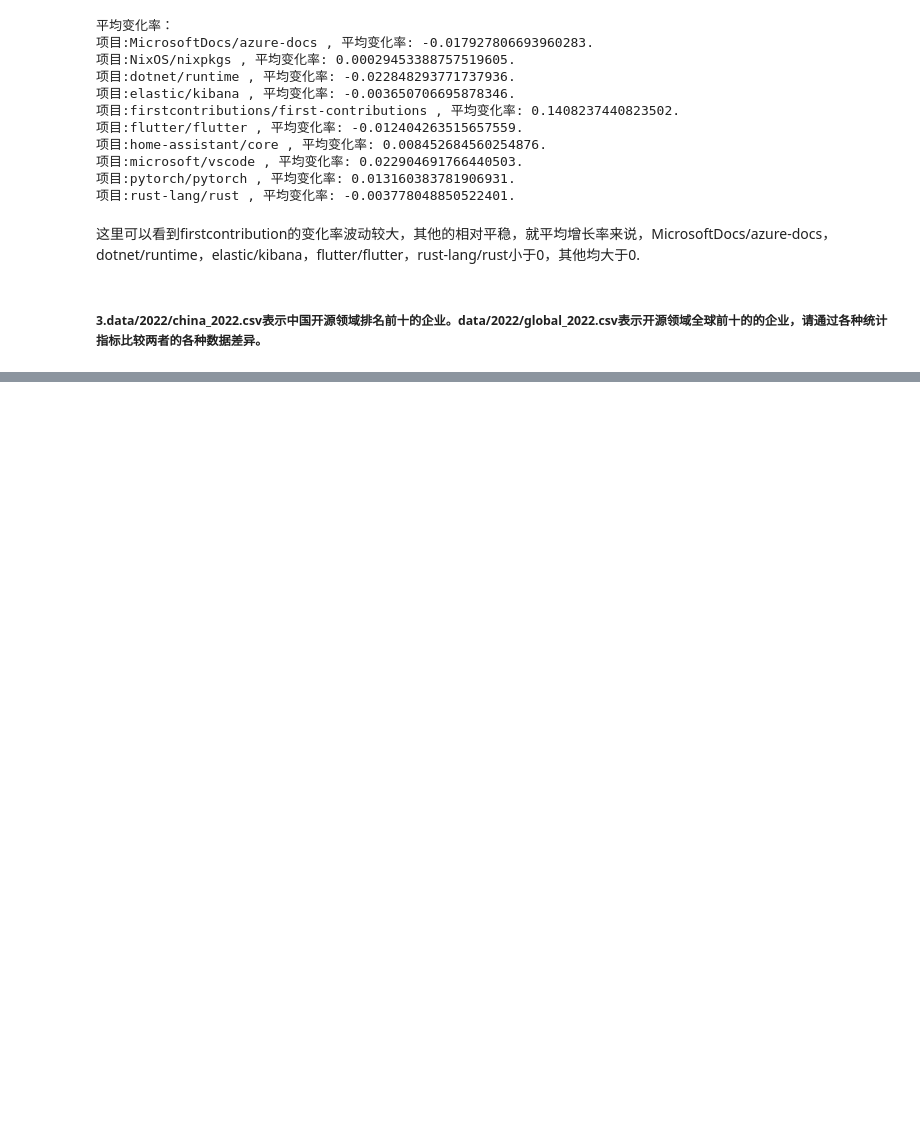
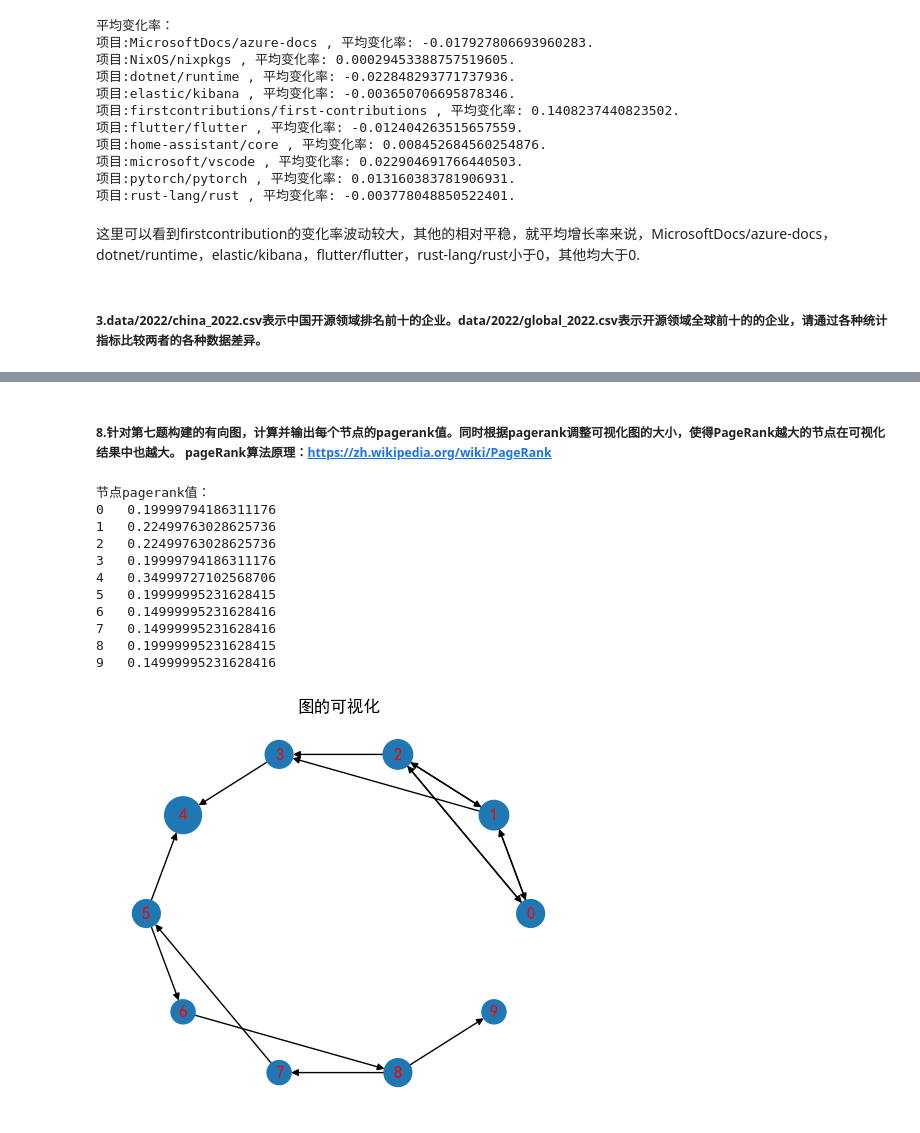
Before and after one commit to Utlyr/-, a Jupyter notebook: homework6.ipynb, the cells around one changed output, grey strips where cells are left out. Cells and saved outputs as stored; diff of their text form; code cells hidden in the pictures; blank space fills up the shorter version.

```diff
--- a/homework6.ipynb
+++ b/homework6.ipynb
@@ -102,0 +148,44 @@ dataGlobal = pd.read_csv(r"./data/2022/global_2022.csv")
+# %% [markdown]
+##### 8.针对第七题构建的有向图，计算并输出每个节点的pagerank值。同时根据pagerank调整可视化图的大小，使得PageRank越大的节点在可视化结果中也越大。 pageRank算法原理：https://zh.wikipedia.org/wiki/PageRank
+# %%
+import math
+d = 0.5
+base = (1-d)/G.number_of_nodes()
+pr = [1/G.number_of_nodes() for x in range(G.number_of_nodes())] #初始化pr数组
+N = G.number_of_nodes()
+baseSizeOfNode = 2000
+flag = 1 #记录是否收敛(所有的pr变化小于1e-6时为收敛)
+while flag:
+    npr = [base for i in range(N)]
+    flag = 0
+    #开始遍历
+    for x in G.nodes:
+        num = len(G.edges([x]))
+        for y in G.edges([x]):
+            npr[y[1]]+=pr[x]/num
+    for i in range(N):
+        if math.fabs(pr[i]-npr[i])>1e-6:
+            flag = 1
+    pr = npr.copy()
+print("节点pagerank值：")
+for i in range(N):
+    print(i," ",pr[i])
+plt.figure(figsize=(6,5))
+plt.title("图的可视化")
+pos = nx.circular_layout(G)
+nx.draw(G,pos,node_size = [baseSizeOfNode*pr[i] for i in range(N)])
+nx.draw_networkx_labels(G,pos=pos,font_color='r')
+plt.show()
+# %% [output]
+节点pagerank值：
+0   0.19999794186311176
+1   0.22499763028625736
+2   0.22499763028625736
+3   0.19999794186311176
+4   0.34999727102568706
+5   0.19999995231628415
+6   0.14999995231628416
+7   0.14999995231628416
+8   0.19999995231628415
+9   0.14999995231628416
+[figure, added]
```
Also changed, not shown: parts of 9 cells of this notebook, 1 other file.
